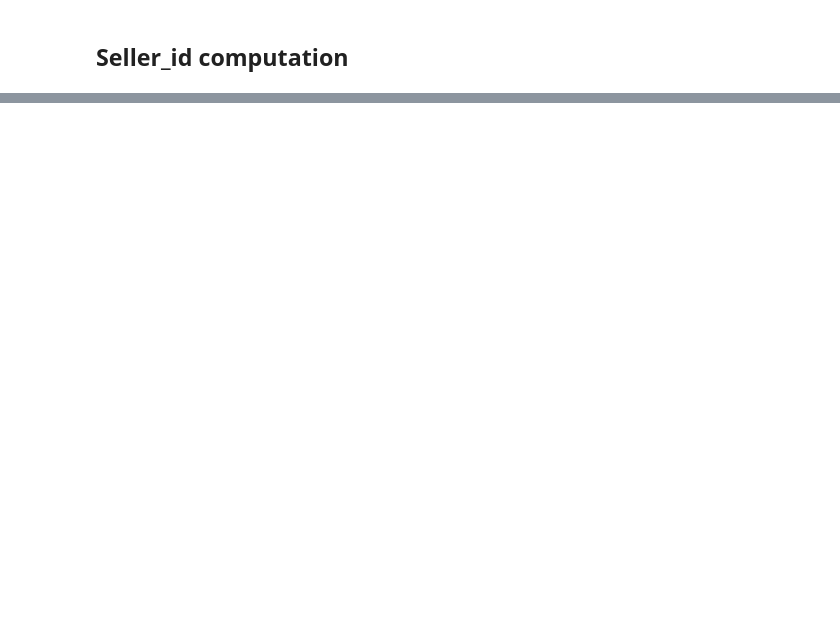
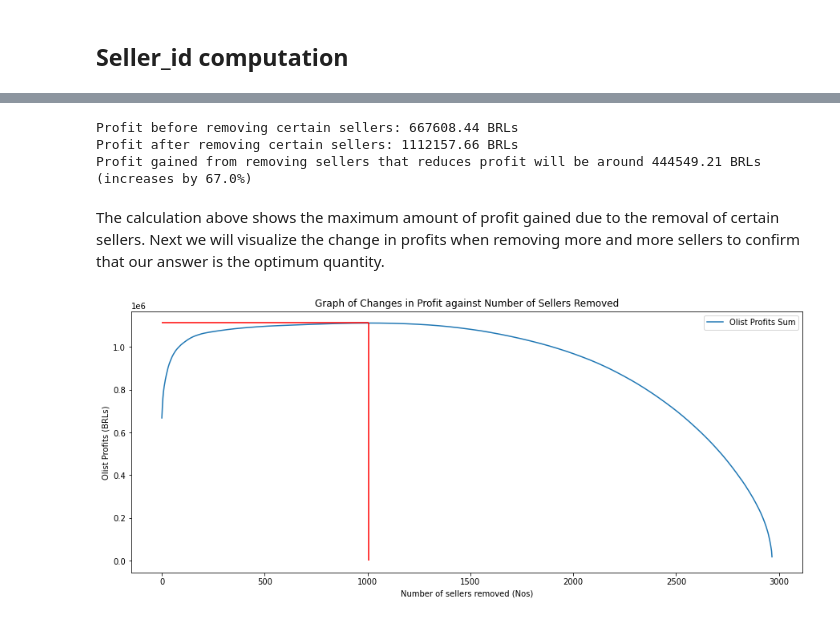
Before and after one commit to yongsin91/olist, a Jupyter notebook: full_analysis.ipynb, the cells around one changed output, grey strips where cells are left out. Drawn from its saved outputs; the diff is of its cells as text; code cells hidden in the pictures; blank space fills up the shorter version.

```diff
--- a/full_analysis.ipynb
+++ b/full_analysis.ipynb
@@ -420,0 +127,40 @@ by_product_id.sort_values('cost')
+# %%
+# difference before and after removing sellers that reduces Olist profit"
+print(f"Profit before removing certain sellers: {np.round(values[0],2)} BRLs")
+print(f"Profit after removing certain sellers: {np.round(values[1],2)} BRLs")
+print(f"Profit gained from removing sellers that reduces profit will be \
+around {np.round(values[1]-values[0],2)} BRLs (increases by {np.round((values[1]-values[0])/values[0],2)*100}%)")
+# %% [output]
+Profit before removing certain sellers: 667608.44 BRLs
+Profit after removing certain sellers: 1112157.66 BRLs
+Profit gained from removing sellers that reduces profit will be around 444549.21 BRLs (increases by 67.0%)
+# %% [markdown]
+The calculation above shows the maximum amount of profit gained due to the removal of certain sellers. Next we will visualize the change in profits when removing more and more sellers to confirm that our answer is the optimum quantity.
+# %%
+#Sorting sellers in the dataframe by the profits that they bring to the company
+sorted_sellers = sell_cal.sort_values(by = "net_profit")
+
+#Calculating the cumulated profits achieved after removing each seller (from the sellers with least profit/most losses, to the
+#sellers with the most profits), and appending them to a list for visualisation purpose later
+profit = []
+
+for i in range(len(sorted_sellers)):
+
+    tmp = sorted_sellers[i:]
+    it_costs = (tmp["n_orders"])**0.5 * IT_g
+    total_profits = (tmp["profits"] - it_costs).sum()
+    profit.append(total_profits)
+# %%
+#Visualising the cumulative profits achieved after removing each seller, starting from the sellers with least profit/most losses,
+#to the sellers with the most profits
+x = [i for i in range(len(sorted_sellers))]
+plt.figure(figsize = (15,6))
+plt.plot(x, profit, label="Olist Profits Sum")
+plt.ylabel("Olist Profits (BRLs)")
+plt.xlabel("Number of sellers removed (Nos)")
+plt.vlines(profit.index(max(profit)),0,max(profit), colors="r")
+plt.hlines(max(profit),0,profit.index(max(profit)), colors="r")
+plt.legend()
+plt.title("Graph of Changes in Profit against Number of Sellers Removed");
+# %% [output]
+[figure, added]
```
Also changed, not shown: parts of 66 cells of this notebook.
